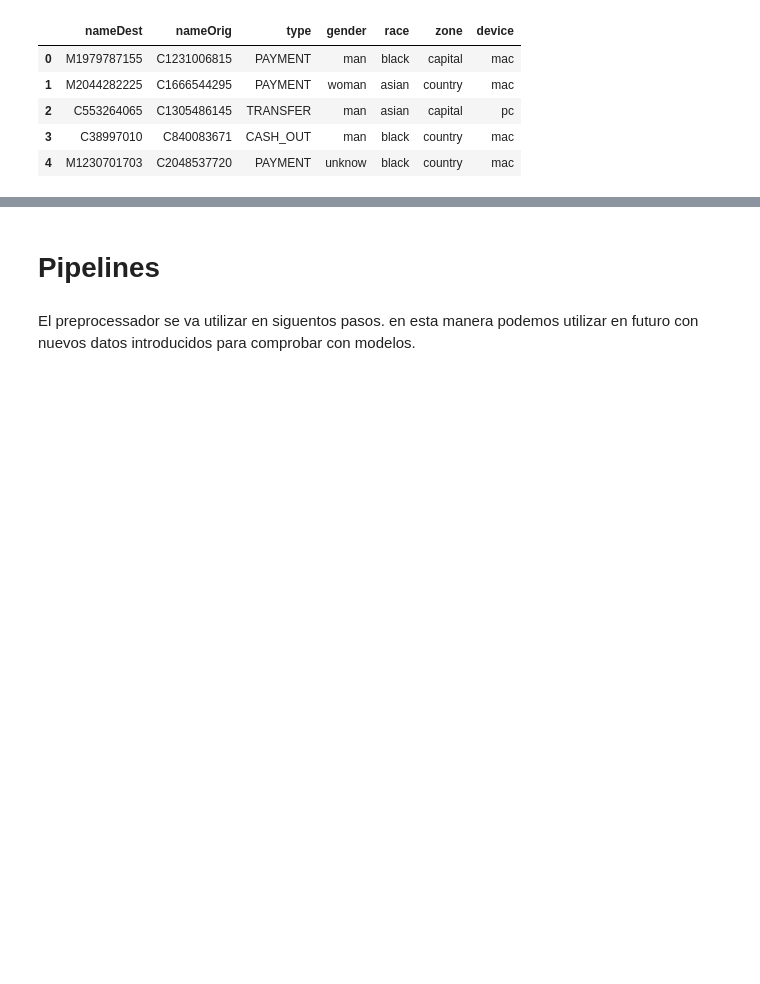
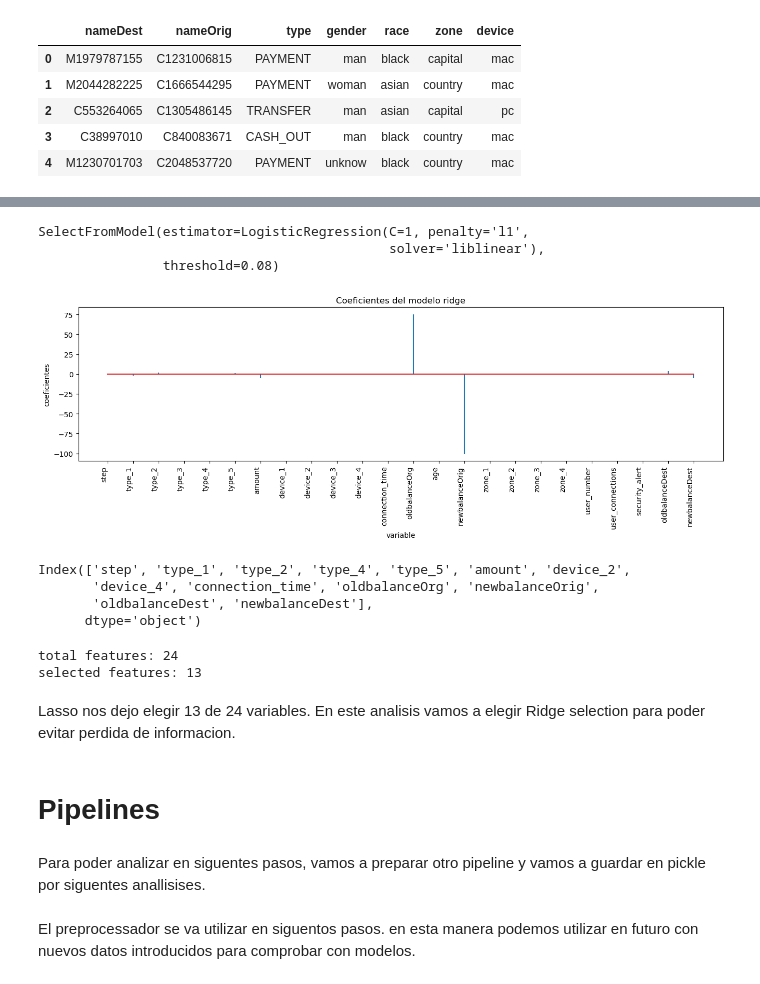
Before and after one commit to gozdeydd/machine-learning-Practica2-Fraud, a Jupyter notebook: notebooks/02_feature_engineering.ipynb, the cells around one changed output, grey strips where cells are left out. Saved outputs shown, nothing was run; the diff lists cells and outputs as text; code cells hidden in the pictures; blank space fills up the shorter version.

```diff
--- a/notebooks/02_feature_engineering.ipynb
+++ b/notebooks/02_feature_engineering.ipynb
@@ -82,3 +170,45 @@ Resto de los variables categoricós no tienen muchas valores unicos. Se puede tr
+# %%
+# Establishing the model and fiting with training set.
+sel_lasso = SelectFromModel(LogisticRegression(C=1, penalty='l1', solver='liblinear'), threshold = 0.08)
+sel_lasso.fit(X_train_scaled, ytrain)
+# %% [output]
+SelectFromModel(estimator=LogisticRegression(C=1, penalty='l1',
+                                             solver='liblinear'),
+                threshold=0.08)
+# %%
+#now let's see on a graph
+df_coeficientes_lasso = pd.DataFrame(
+                        {'predictor': X_train_scaled.columns,
+                         'coef': sel_lasso.estimator_.coef_.flatten()}
+                  )
+
+fig, ax = plt.subplots(figsize=(16, 3.84))
+ax.stem(df_coeficientes_lasso.predictor, df_coeficientes_lasso.coef, markerfmt=' ')
+plt.xticks(rotation=90, ha='right', size=10)
+ax.set_xlabel('variable')
+ax.set_ylabel('coeficientes')
+ax.set_title('Coeficientes del modelo ridge');
+# %% [output]
+[figure, added]
+# %%
+sel_lasso.get_support()
+selected_feat_lasso = X_train_scaled.columns[sel_lasso.get_support()]
+selected_feat_lasso
+# %% [output]
+Index(['step', 'type_1', 'type_2', 'type_4', 'type_5', 'amount', 'device_2',
+       'device_4', 'connection_time', 'oldbalanceOrg', 'newbalanceOrig',
+       'oldbalanceDest', 'newbalanceDest'],
+      dtype='object')
+# %%
+print('total features: {}'.format((X_train_scaled.shape[1])))
+print('selected features: {}'.format(len(selected_feat_lasso)))
+# %% [output]
+total features: 24
+selected features: 13
+# %% [markdown]
+Lasso nos dejo elegir 13 de 24 variables. En este analisis vamos a elegir Ridge selection para poder evitar perdida de informacion.
 # %% [markdown]
 # Pipelines
+# %% [markdown]
+Para poder analizar en siguentes pasos, vamos a preparar otro pipeline y vamos a guardar en pickle por siguentes anallisises.
 # %%
```
Also changed, not shown: parts of 17 cells of this notebook, 23 other files.
